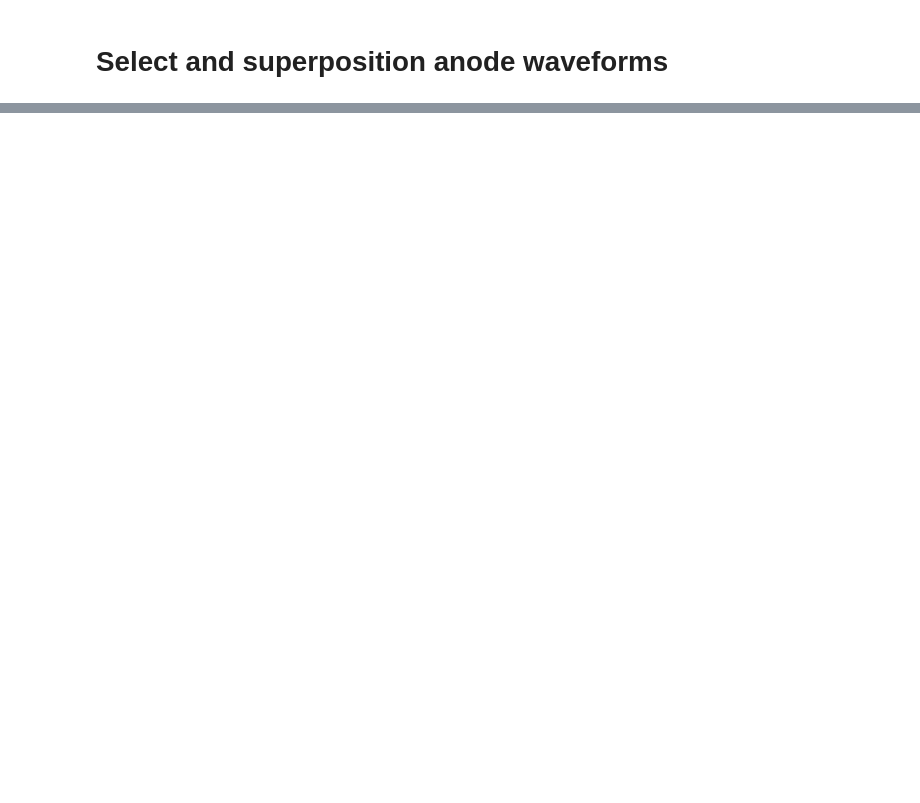
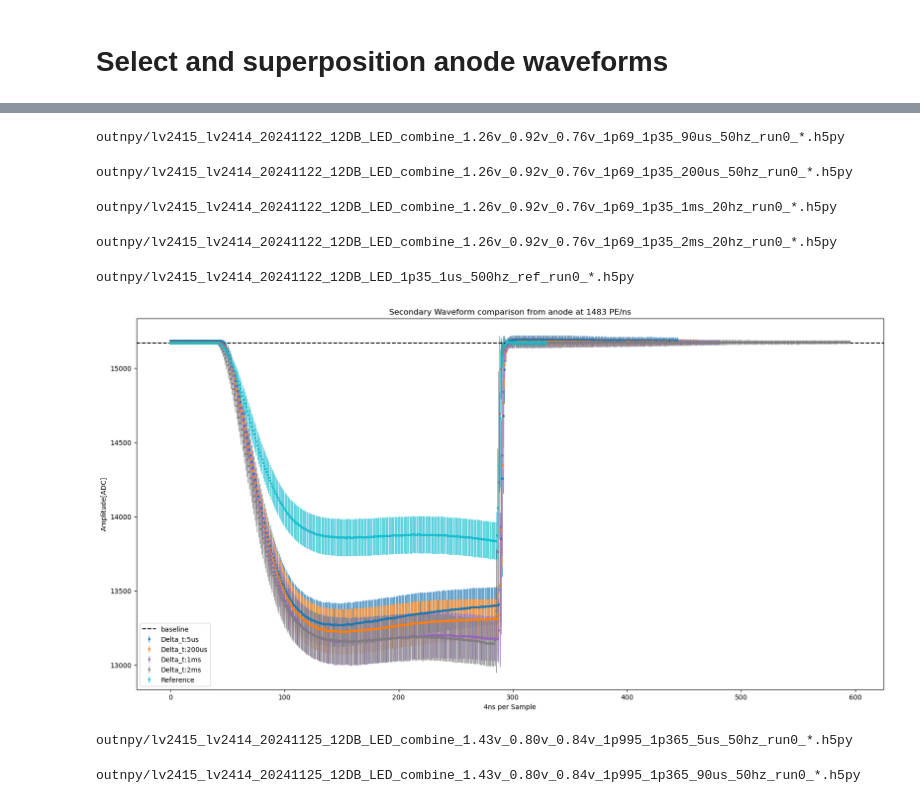
Before and after one commit to Westlake-University-Lsc-lab/ProcessLocalData, a Jupyter notebook: CombineWaveform.ipynb, the cells around one changed output, grey strips where cells are left out. Cells and saved outputs as stored; diff of their text form; code cells hidden in the pictures; blank space fills up the shorter version.

```diff
--- a/CombineWaveform.ipynb
+++ b/CombineWaveform.ipynb
@@ -354,0 +188,66 @@ plt.show()
+# %%
+file  = 'outnpy/lv2415_lv2414_20241122_12DB_LED_combine_1.26v_0.92v_0.76v_1p69_1p35_90us_50hz_run0_raw_b0_seg0.h5py'
+# file = 'outnpy/lv2415_lv2414_20241125_12DB_LED_combine_1.43v_0.80v_0.84v_1p995_1p365_90us_50hz_run0_raw_b0_seg0.h5py'
+mea_90us, std_90us = calculate_ch0_mean_std(file, threshold=100, start_index=1000)
+# %% [output]
+outnpy/lv2415_lv2414_20241122_12DB_LED_combine_1.26v_0.92v_0.76v_1p69_1p35_90us_50hz_run0_*.h5py
+# %%
+file  = 'outnpy/lv2415_lv2414_20241122_12DB_LED_combine_1.26v_0.92v_0.76v_1p69_1p35_200us_50hz_run0_raw_b0_seg0.h5py'
+mea_200us, std_200us = calculate_ch0_mean_std(file, threshold=100, start_index=1000)
+# %% [output]
+outnpy/lv2415_lv2414_20241122_12DB_LED_combine_1.26v_0.92v_0.76v_1p69_1p35_200us_50hz_run0_*.h5py
+# %%
+file  = 'outnpy/lv2415_lv2414_20241122_12DB_LED_combine_1.26v_0.92v_0.76v_1p69_1p35_1ms_20hz_run0_raw_b0_seg0.h5py'
+mea_1ms, std_1ms = calculate_ch0_mean_std(file, threshold=100, start_index=1000)
+# %% [output]
+outnpy/lv2415_lv2414_20241122_12DB_LED_combine_1.26v_0.92v_0.76v_1p69_1p35_1ms_20hz_run0_*.h5py
+# %%
+file  = 'outnpy/lv2415_lv2414_20241122_12DB_LED_combine_1.26v_0.92v_0.76v_1p69_1p35_2ms_20hz_run0_raw_b0_seg0.h5py'
+mea_2ms, std_2ms = calculate_ch0_mean_std(file, threshold=100, start_index=1000)
+# %% [output]
+outnpy/lv2415_lv2414_20241122_12DB_LED_combine_1.26v_0.92v_0.76v_1p69_1p35_2ms_20hz_run0_*.h5py
+# %%
+file = 'outnpy/lv2415_lv2414_20241122_12DB_LED_1p35_1us_500hz_ref_run0_raw_b0_seg0.h5py'
+mea_ref, std_ref = calculate_ch0_mean_std(file, threshold=100, start_index=10)
+# %% [output]
+outnpy/lv2415_lv2414_20241122_12DB_LED_1p35_1us_500hz_ref_run0_*.h5py
+# %%
+import matplotlib.pyplot as plt
+from matplotlib import cm
+cmap=cm.get_cmap('tab10')
+# from matplotlib.colors import ListedColormap
+fig, ax = plt.subplots(figsize=(20,10))
+x = np.linspace(0, len(mea_5us), len(mea_5us))
+ax.errorbar(x, mea_5us, yerr=std_5us, fmt='.',  markersize=5,  capsize=0, elinewidth=1, capthick=1, color=cmap(0),  label='Delta_t:5us')
+# x = np.linspace(0, len(mea_10us), len(mea_10us))
+# ax.errorbar(x, mea_10us, yerr=std_10us, fmt='.',  markersize=5,  capsize=0, elinewidth=1, capthick=1, color=cmap(1),  label='Delta_t:10us')
+# x = np.linspace(0, len(mea_30us), len(mea_30us))
+# ax.errorbar(x, mea_30us, yerr=std_30us, fmt='.',  markersize=5,  capsize=0, elinewidth=1, capthick=1, color=cmap(2),  label='Delta_t:30us')
+# x = np.linspace(0, len(mea_90us), len(mea_90us))
+# ax.errorbar(x, mea_90us, yerr=std_90us, fmt='.',  markersize=5,  capsize=0, elinewidth=1, capthick=1, color=cmap(3),  label='Delta_t:90us')
+x = np.linspace(0, len(mea_200us), len(mea_200us))
+ax.errorbar(x, mea_200us, yerr=std_200us, fmt='.',  markersize=5,  capsize=0, elinewidth=1, capthick=1, color=cmap(1), label='Delta_t:200us')
+# x = np.linspace(0, len(mea_510us), len(mea_510us))
+# ax.errorbar(x, mea_510us, yerr=std_510us, fmt='.',  markersize=5,  capsize=0, elinewidth=1, capthick=1, color=cmap(5),  label='Delta_t:510us')
+# x = np.linspace(0, len(mea_1010us), len(mea_1010us))
+# ax.errorbar(x, mea_1010us, yerr=std_1010us, fmt='.',  markersize=5,  capsize=0, elinewidth=1, capthick=1, color=cmap(6),  label='Delta_t:1010us')
+# x = np.linspace(0, len(mea_2010us), len(mea_2010us))
+# ax.errorbar(x, mea_2010us, yerr=std_2010us, fmt='.',  markersize=5,  capsize=0, elinewidth=1, capthick=1, color=cmap(7),  label='Delta_t:2010us')
+# x = np.linspace(0, len(mea_5010us), len(mea_5010us))
+# ax.errorbar(x, mea_5010us, yerr=std_5010us, fmt='.',  markersize=5,  capsize=0, elinewidth=1, capthick=1, color=cmap(8),  label='Delta_t:5010us')
+
+x = np.linspace(0, len(mea_1ms), len(mea_1ms))
+ax.errorbar(x, mea_1ms, yerr=std_1ms, fmt='.',  markersize=5,  capsize=0, elinewidth=1, capthick=1, color=cmap(4),  label='Delta_t:1ms')
+x = np.linspace(0, len(mea_2ms), len(mea_2ms))
+ax.errorbar(x, mea_2ms, yerr=std_2ms, fmt='.',  markersize=5,  capsize=0, elinewidth=1, capthick=1, color=cmap(7),  label='Delta_t:2ms')
+x = np.linspace(0, len(mea_ref), len(mea_ref))
+ax.errorbar(x, mea_ref, yerr=std_ref, fmt='.',  markersize=5,  capsize=0, elinewidth=1, capthick=1, color=cmap(10),  label='Reference')
+ax.set_xlabel('4ns per Sample')
+ax.set_ylabel('Amplitude[ADC]')
+ax.set_title('Secondary Waveform comparison from anode at 1483 PE/ns')
+plt.axhline(y=df.Baseline[:][0], color='black', linestyle='--', label='baseline')
+plt.legend(loc='lower left')
+plt.savefig(r'./figs/S2_waveform_comparison_anode_1p9V_20241122.png',dpi=300)
+plt.show()
+# %% [output]
+[figure, added]
@@ -354,0 +292,10 @@ plt.show()
+# %%
+file = 'outnpy/lv2415_lv2414_20241125_12DB_LED_combine_1.43v_0.80v_0.84v_1p995_1p365_5us_50hz_run0_raw_b0_seg0.h5df'
+mea_5us, std_5us = calculate_ch0_mean_std(file, threshold=100, start_index=1000)
+# %% [output]
+outnpy/lv2415_lv2414_20241125_12DB_LED_combine_1.43v_0.80v_0.84v_1p995_1p365_5us_50hz_run0_*.h5py
+# %%
+file = 'outnpy/lv2415_lv2414_20241125_12DB_LED_combine_1.43v_0.80v_0.84v_1p995_1p365_90us_50hz_run0_raw_b0_seg0.h5py'
+mea_90us, std_90us = calculate_ch0_mean_std(file, threshold=100, start_index=1000)
+# %% [output]
+outnpy/lv2415_lv2414_20241125_12DB_LED_combine_1.43v_0.80v_0.84v_1p995_1p365_90us_50hz_run0_*.h5py
```
Also changed, not shown: parts of 41 cells of this notebook.
